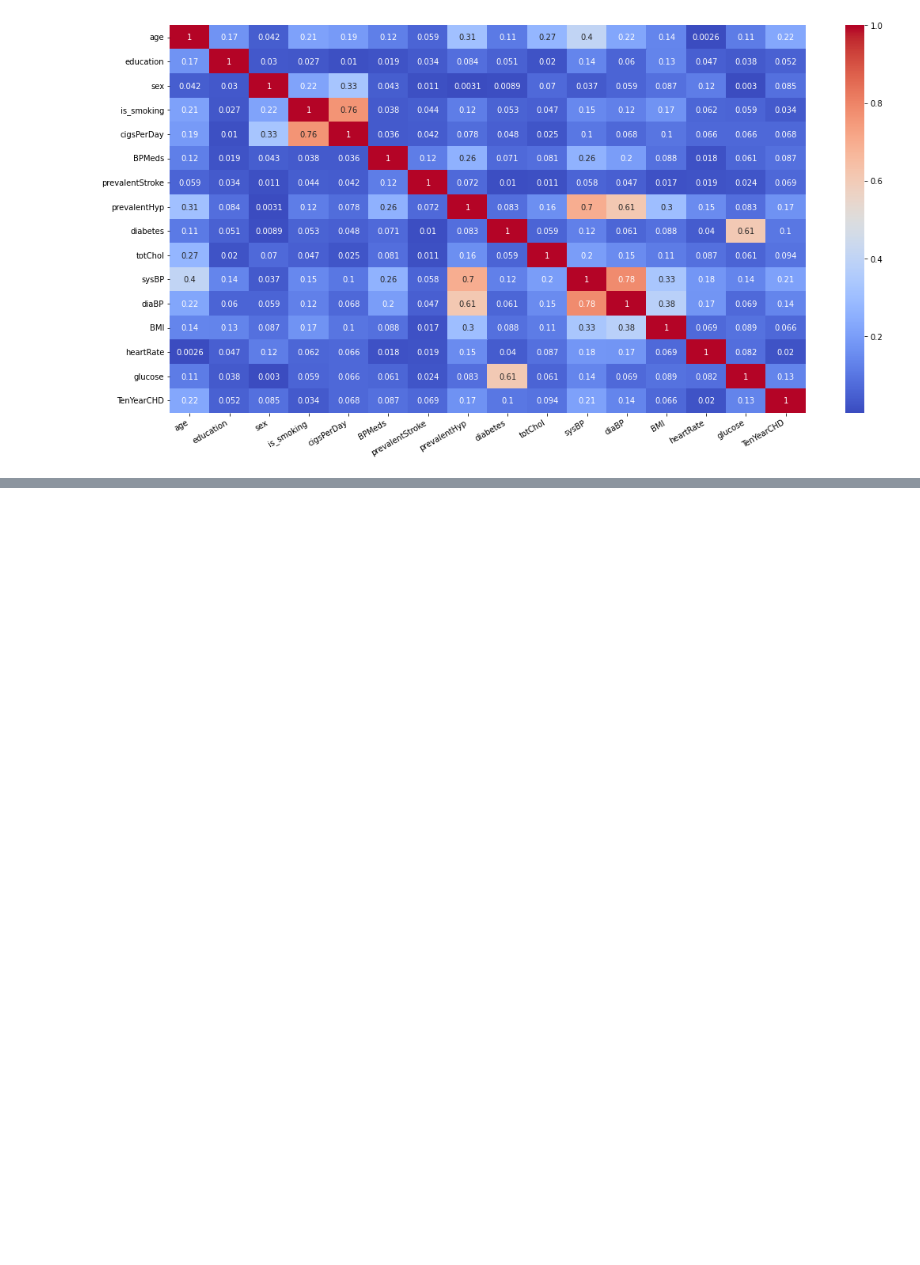
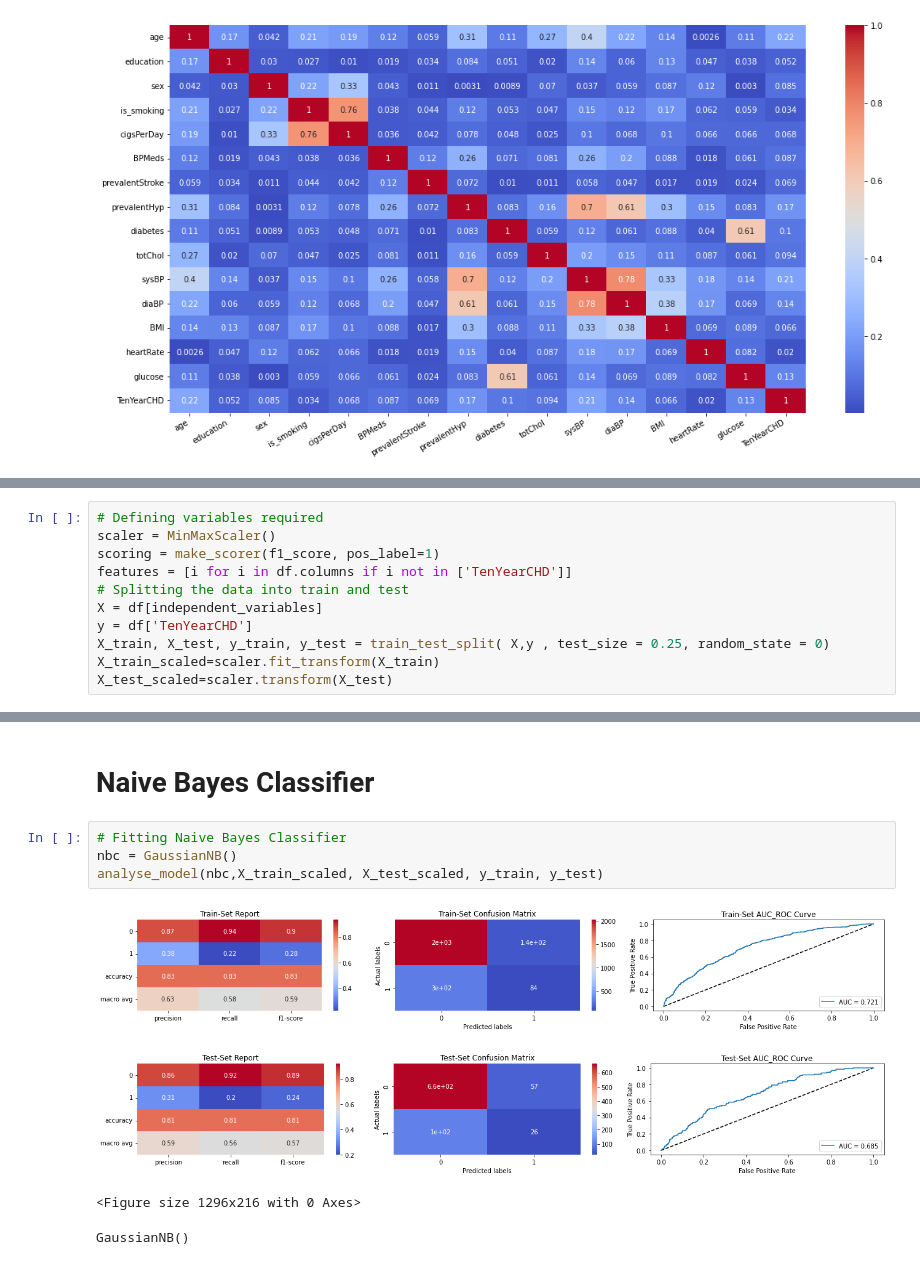
Before and after one commit to Kondasagar/Cardiovascular-Risk-Prediction, a Jupyter notebook: Cardiovascular_Risk_Prediction.ipynb, the cells around one changed output, grey strips where cells are left out. Saved outputs shown, nothing was run; the diff lists cells and outputs as text; blank space fills up the shorter version.

```diff
--- a/Cardiovascular_Risk_Prediction.ipynb
+++ b/Cardiovascular_Risk_Prediction.ipynb
@@ -393,0 +421,11 @@ plt.show()
+# %%
+# Defining variables required
+scaler = MinMaxScaler()
+scoring = make_scorer(f1_score, pos_label=1)
+features = [i for i in df.columns if i not in ['TenYearCHD']]
+# Splitting the data into train and test
+X = df[independent_variables]
+y = df['TenYearCHD']
+X_train, X_test, y_train, y_test = train_test_split( X,y , test_size = 0.25, random_state = 0)
+X_train_scaled=scaler.fit_transform(X_train)
+X_test_scaled=scaler.transform(X_test)
@@ -393,0 +498,11 @@ plt.show()
+# %% [markdown]
+#  Naive Bayes Classifier
+# %%
+# Fitting Naive Bayes Classifier
+nbc = GaussianNB()
+analyse_model(nbc,X_train_scaled, X_test_scaled, y_train, y_test)
+# %% [output]
+[figure, added]
+[figure, added]
+<Figure size 1296x216 with 0 Axes>
+GaussianNB()
```
Also changed, not shown: parts of 41 cells of this notebook.
